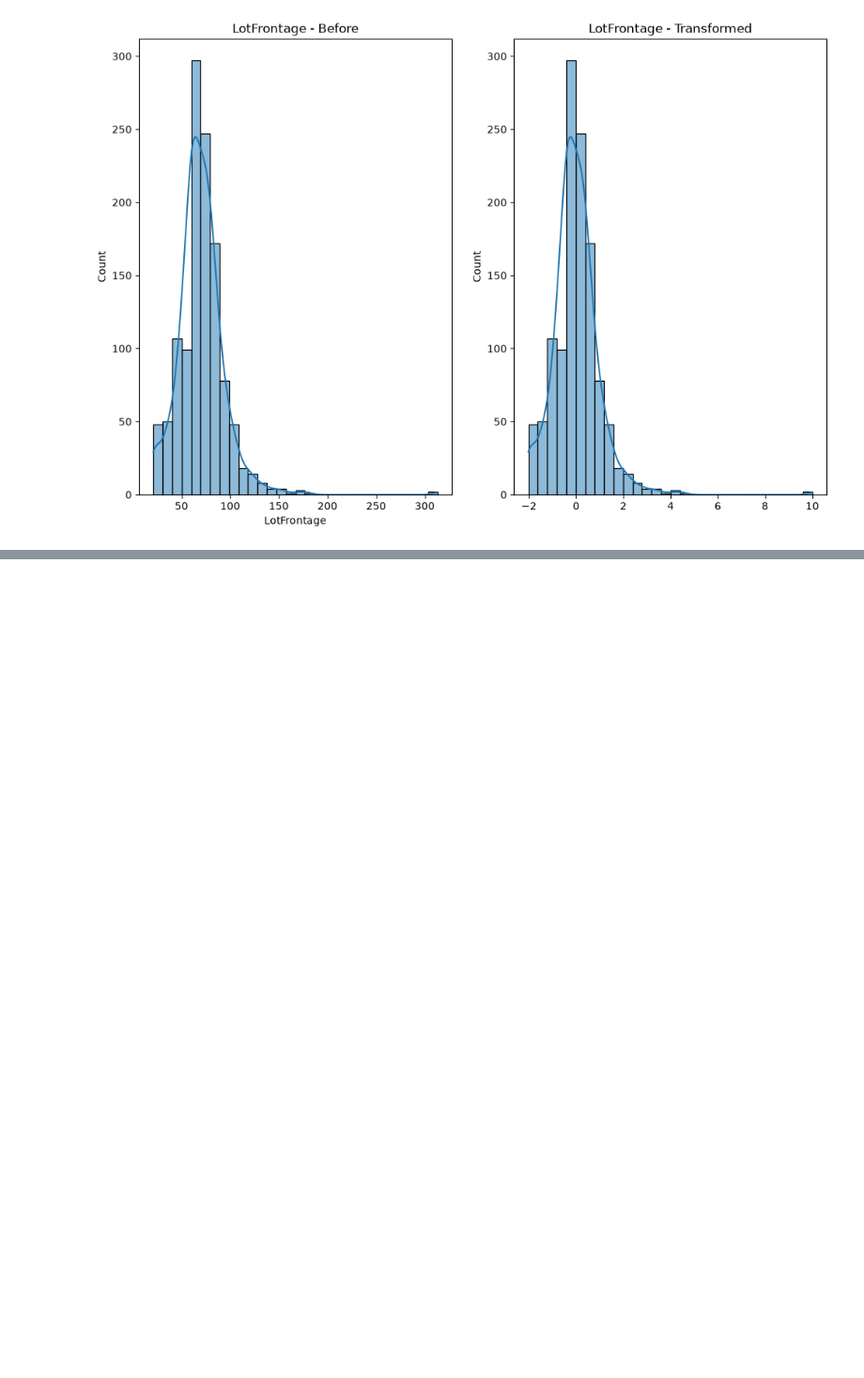
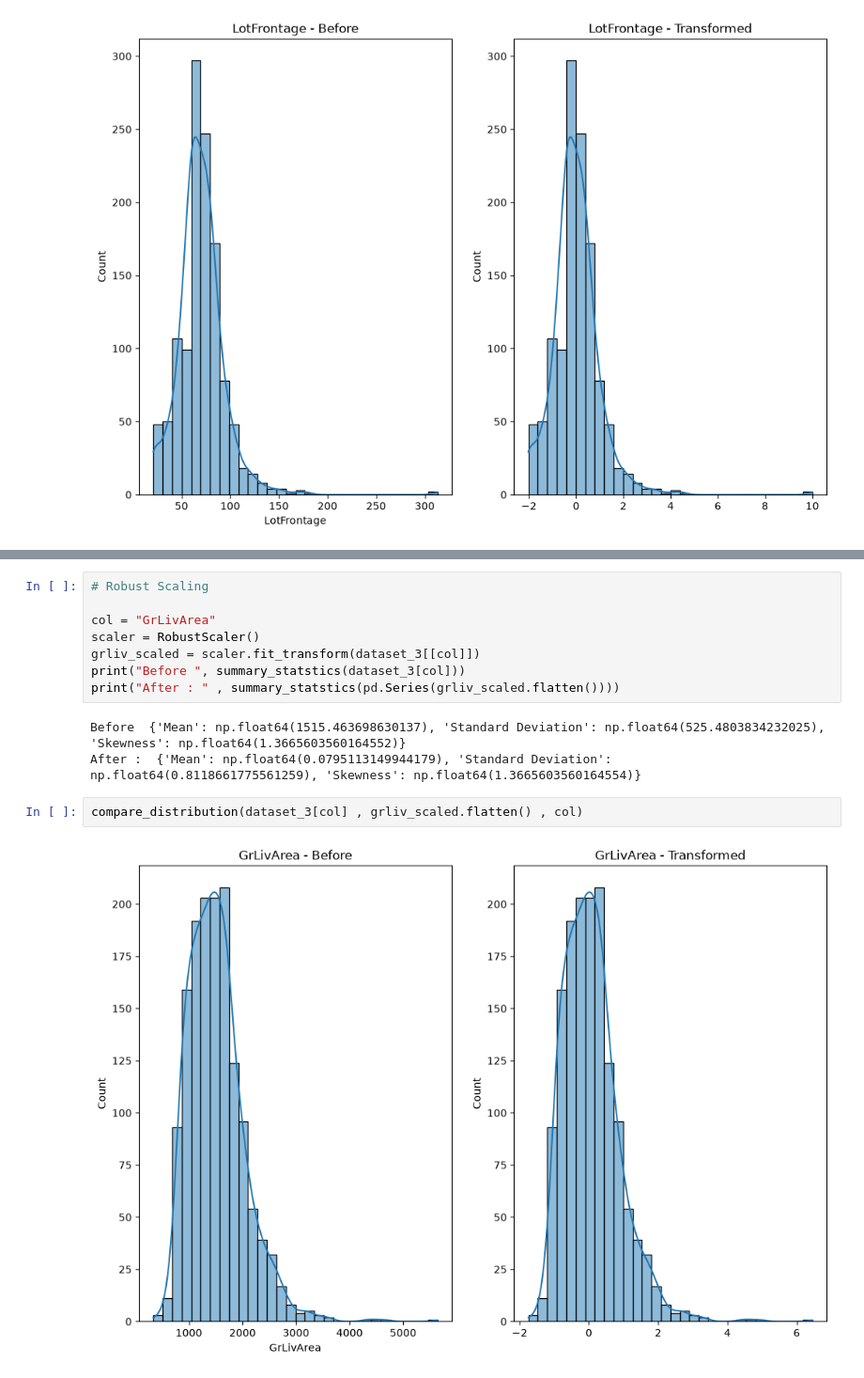
Before and after one commit to manojbalineni/Gen-AI, a Jupyter notebook: 10_Feature_Engineering/02_Feature_Engineering.ipynb, the cells around one changed output, grey strips where cells are left out. Shown at 94% size. Cells and saved outputs as stored; diff of their text form; blank space fills up the shorter version.

```diff
--- a/10_Feature_Engineering/02_Feature_Engineering.ipynb
+++ b/10_Feature_Engineering/02_Feature_Engineering.ipynb
@@ -993,0 +1014,15 @@ compare_distribution(dataset_3[column].dropna() , lot_scaled.flatten() , column)
+# %%
+# Robust Scaling
+
+col = "GrLivArea"
+scaler = RobustScaler()
+grliv_scaled = scaler.fit_transform(dataset_3[[col]])
+print("Before ", summary_statstics(dataset_3[col]))
+print("After : " , summary_statstics(pd.Series(grliv_scaled.flatten())))
+# %% [output]
+Before  {'Mean': np.float64(1515.463698630137), 'Standard Deviation': np.float64(525.4803834232025), 'Skewness': np.float64(1.3665603560164552)}
+After :  {'Mean': np.float64(0.0795113149944179), 'Standard Deviation': np.float64(0.8118661775561259), 'Skewness': np.float64(1.3665603560164554)}
+# %%
+compare_distribution(dataset_3[col] , grliv_scaled.flatten() , col)
+# %% [output]
+[figure, added]
```
Also changed, not shown: parts of 67 cells of this notebook.
